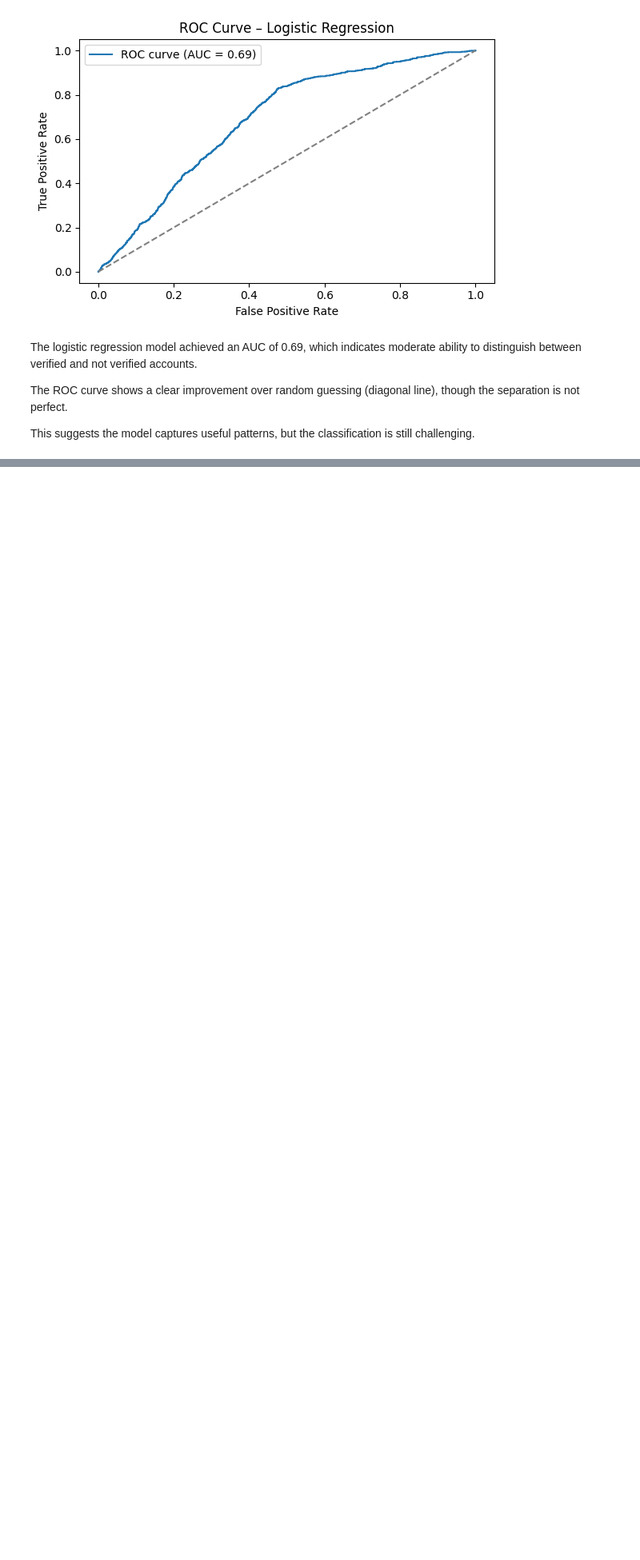
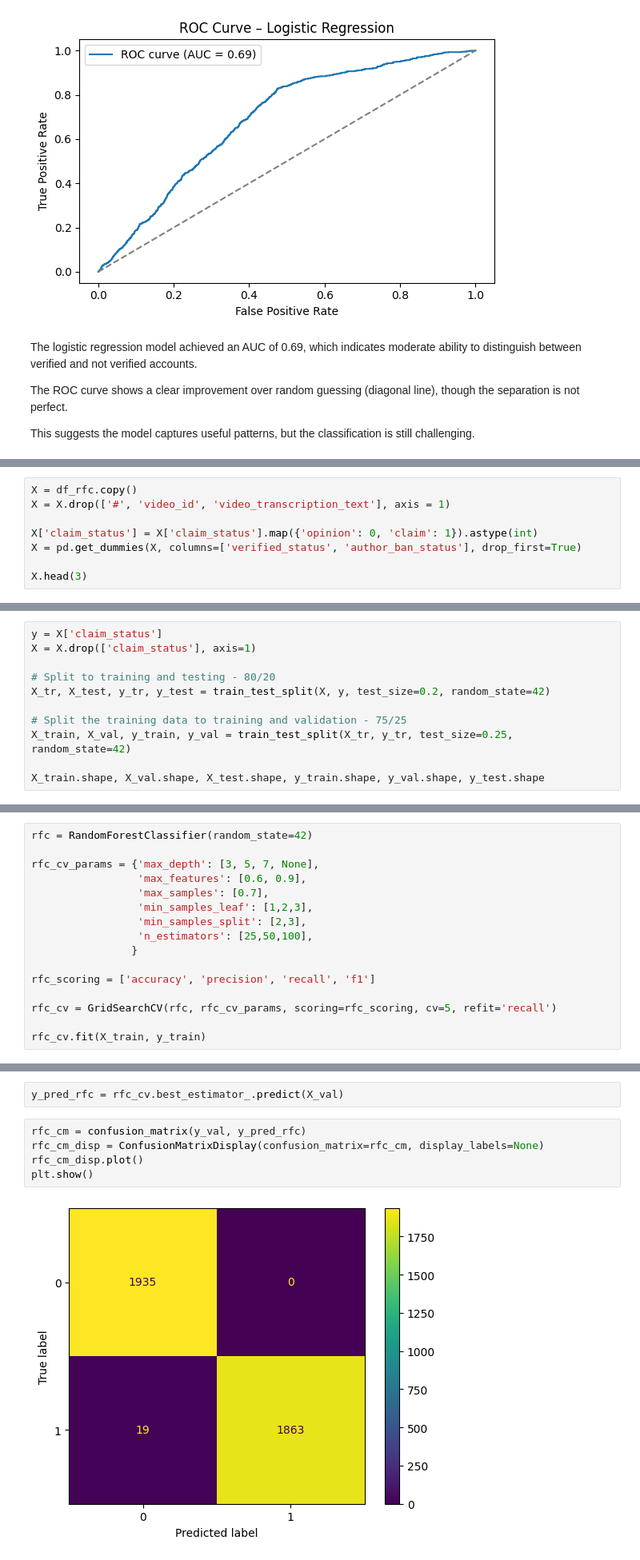
Before and after one commit to moniqa02/TikTokClaims, a Jupyter notebook: TiktokAnalysis.ipynb, the cells around one changed output, grey strips where cells are left out. Shown at 80% size. Cells and saved outputs as stored; diff of their text form; blank space fills up the shorter version.

```diff
--- a/TiktokAnalysis.ipynb
+++ b/TiktokAnalysis.ipynb
@@ -611,0 +644,8 @@ models_results_df
+# %%
+X = df_rfc.copy()
+X = X.drop(['#', 'video_id', 'video_transcription_text'], axis = 1)
+
+X['claim_status'] = X['claim_status'].map({'opinion': 0, 'claim': 1}).astype(int)
+X = pd.get_dummies(X, columns=['verified_status', 'author_ban_status'], drop_first=True)
+
+X.head(3)
@@ -611,0 +657,11 @@ models_results_df
+# %%
+y = X['claim_status']
+X = X.drop(['claim_status'], axis=1)
+
+# Split to training and testing - 80/20
+X_tr, X_test, y_tr, y_test = train_test_split(X, y, test_size=0.2, random_state=42)
+
+# Split the training data to training and validation - 75/25
+X_train, X_val, y_train, y_val = train_test_split(X_tr, y_tr, test_size=0.25, random_state=42)
+
+X_train.shape, X_val.shape, X_test.shape, y_train.shape, y_val.shape, y_test.shape
@@ -611,0 +670,16 @@ models_results_df
+# %%
+rfc = RandomForestClassifier(random_state=42)
+
+rfc_cv_params = {'max_depth': [3, 5, 7, None],
+                 'max_features': [0.6, 0.9],
+                 'max_samples': [0.7],
+                 'min_samples_leaf': [1,2,3],
+                 'min_samples_split': [2,3],
+                 'n_estimators': [25,50,100],
+                }
+
+rfc_scoring = ['accuracy', 'precision', 'recall', 'f1']
+
+rfc_cv = GridSearchCV(rfc, rfc_cv_params, scoring=rfc_scoring, cv=5, refit='recall')
+
+rfc_cv.fit(X_train, y_train)
@@ -611,0 +700,9 @@ models_results_df
+# %%
+y_pred_rfc = rfc_cv.best_estimator_.predict(X_val)
+# %%
+rfc_cm = confusion_matrix(y_val, y_pred_rfc)
+rfc_cm_disp = ConfusionMatrixDisplay(confusion_matrix=rfc_cm, display_labels=None)
+rfc_cm_disp.plot()
+plt.show()
+# %% [output]
+[figure, added]
```
Also changed, not shown: parts of 34 cells of this notebook, 1 other file.
